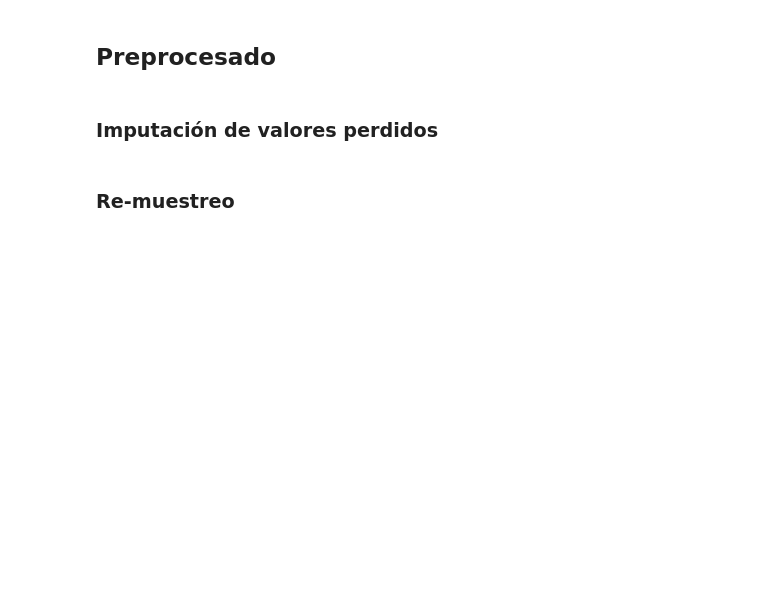
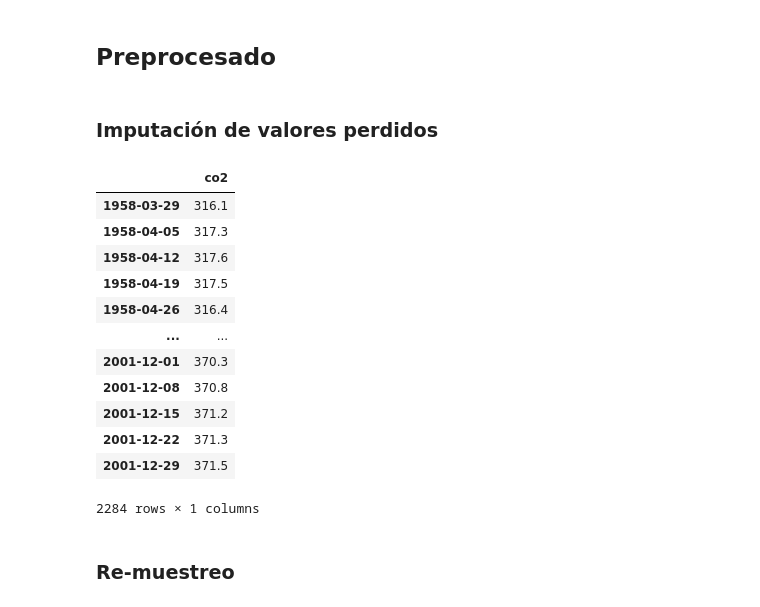
Before and after one commit to Samuels04/University, a Jupyter notebook: 4th Year/IntNeg/Theory/EntregaTeoría2.ipynb, the cells around one changed output. Cells and saved outputs as stored; diff of their text form; code cells hidden in the pictures; blank space fills up the shorter version.

```diff
--- a/4th Year/IntNeg/Theory/EntregaTeoría2.ipynb
+++ b/4th Year/IntNeg/Theory/EntregaTeoría2.ipynb
@@ -33,7 +21,22 @@ print(data)
 # %% [markdown]
 ### Imputación de valores perdidos
 # %%
-y = data.interpolate(method='spline', order=1)
+data = data.interpolate(method='spline', order=1)
+data
+# %% [output]
+|  | co2 |
+| 1958-03-29 | 316.1 |
+| 1958-04-05 | 317.3 |
+| 1958-04-12 | 317.6 |
+| 1958-04-19 | 317.5 |
+| 1958-04-26 | 316.4 |
+| ... | ... |
+| 2001-12-01 | 370.3 |
+| 2001-12-08 | 370.8 |
+| 2001-12-15 | 371.2 |
+| 2001-12-22 | 371.3 |
+| 2001-12-29 | 371.5 |
+2284 rows × 1 columns
 # %% [markdown]
 ### Re-muestreo
 # %%
```
Also changed, not shown: parts of 11 cells of this notebook.
